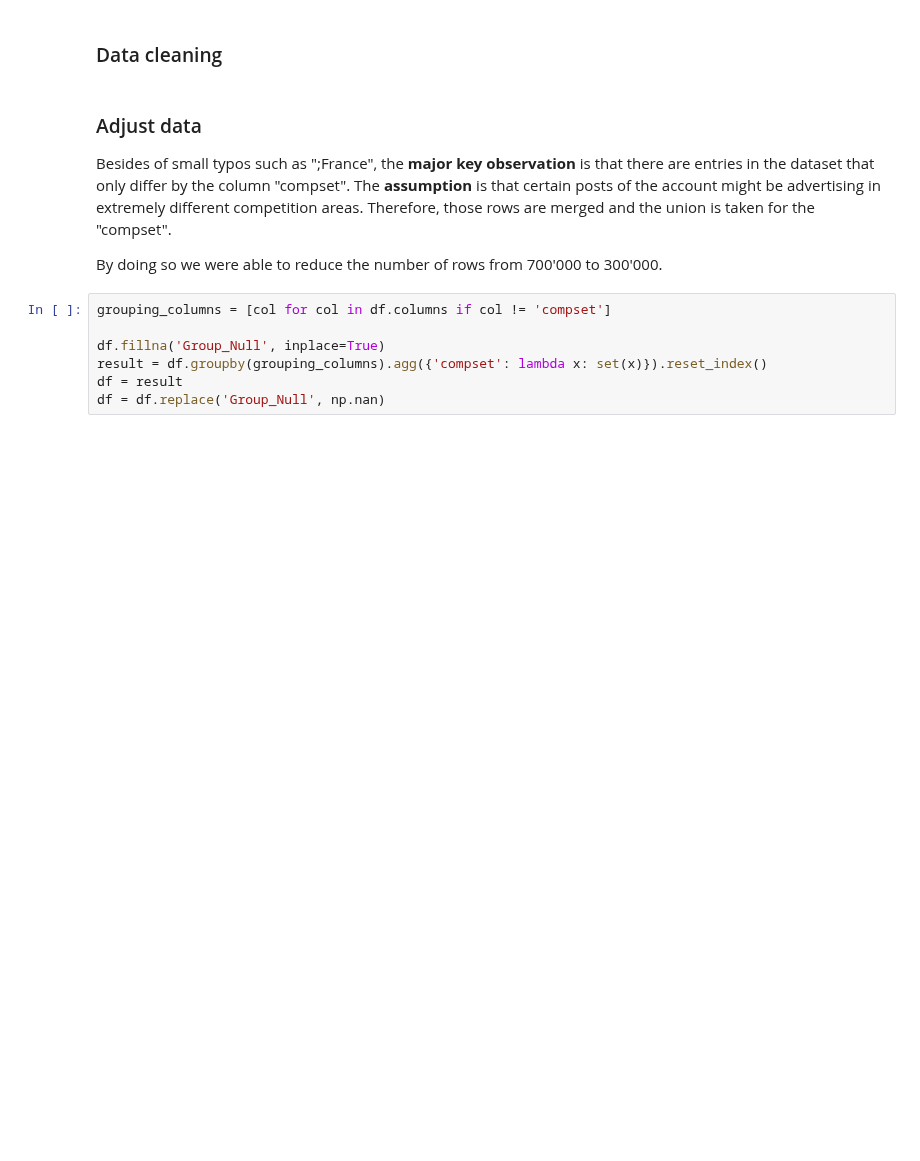
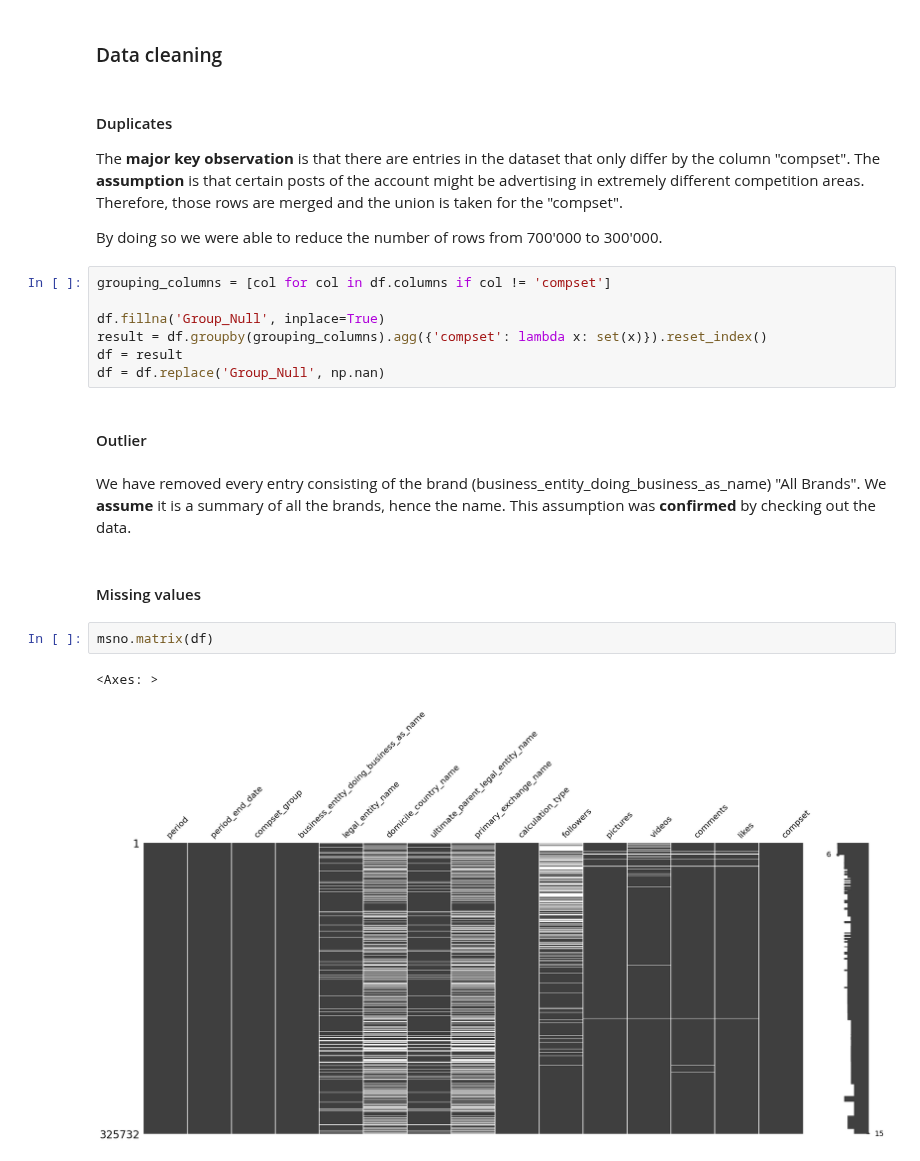
Before and after one commit to saschatran/challenge, a Jupyter notebook: docs/tech_report.ipynb, the cells around one changed output. Drawn from its saved outputs; the diff is of its cells as text; blank space fills up the shorter version.

```diff
--- a/docs/tech_report.ipynb
+++ b/docs/tech_report.ipynb
@@ -58,9 +60,9 @@ For the interested reader check out the column names:
 # %% [markdown]
 ### Data cleaning
 # %% [markdown]
-### Adjust data
+#### Duplicates
 
-Besides of small typos such as ";France", the **major key observation** is that there are entries in the dataset that only differ by the column "compset".
+The **major key observation** is that there are entries in the dataset that only differ by the column "compset".
 The **assumption** is that certain posts of the account might be advertising in extremely different competition areas. Therefore, those rows are merged and the union is taken for the "compset".
 
 By doing so we were able to reduce the number of rows from 700'000 to 300'000.
@@ -71,3 +73,14 @@ df.fillna('Group_Null', inplace=True)
 result = df.groupby(grouping_columns).agg({'compset': lambda x: set(x)}).reset_index()
 df = result
 df = df.replace('Group_Null', np.nan)
+# %% [markdown]
+#### Outlier
+# %% [markdown]
+We have removed every entry consisting of the brand (business_entity_doing_business_as_name) "All Brands". We **assume** it is a summary of all the brands, hence the name. This assumption was **confirmed** by checking out the data.
+# %% [markdown]
+#### Missing values
+# %%
+msno.matrix(df)
+# %% [output]
+<Axes: >
+[figure, added]
```
Also changed, not shown: parts of 8 cells of this notebook.
